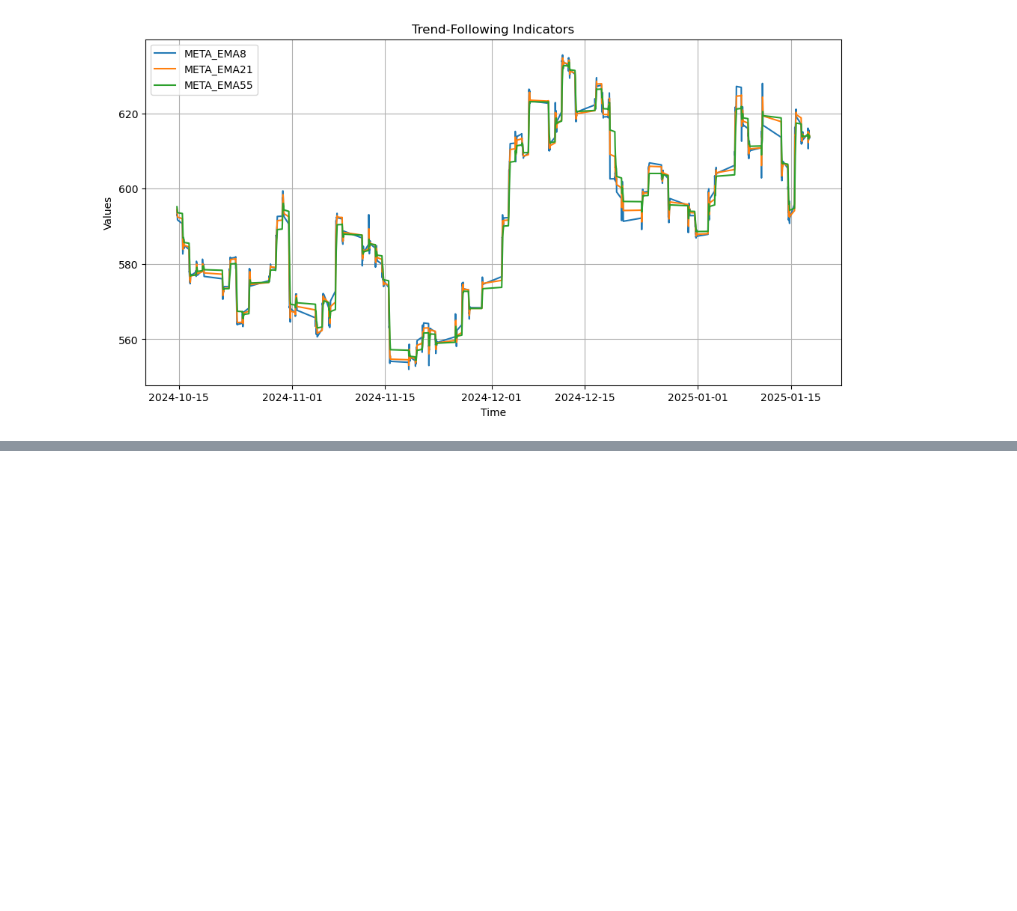
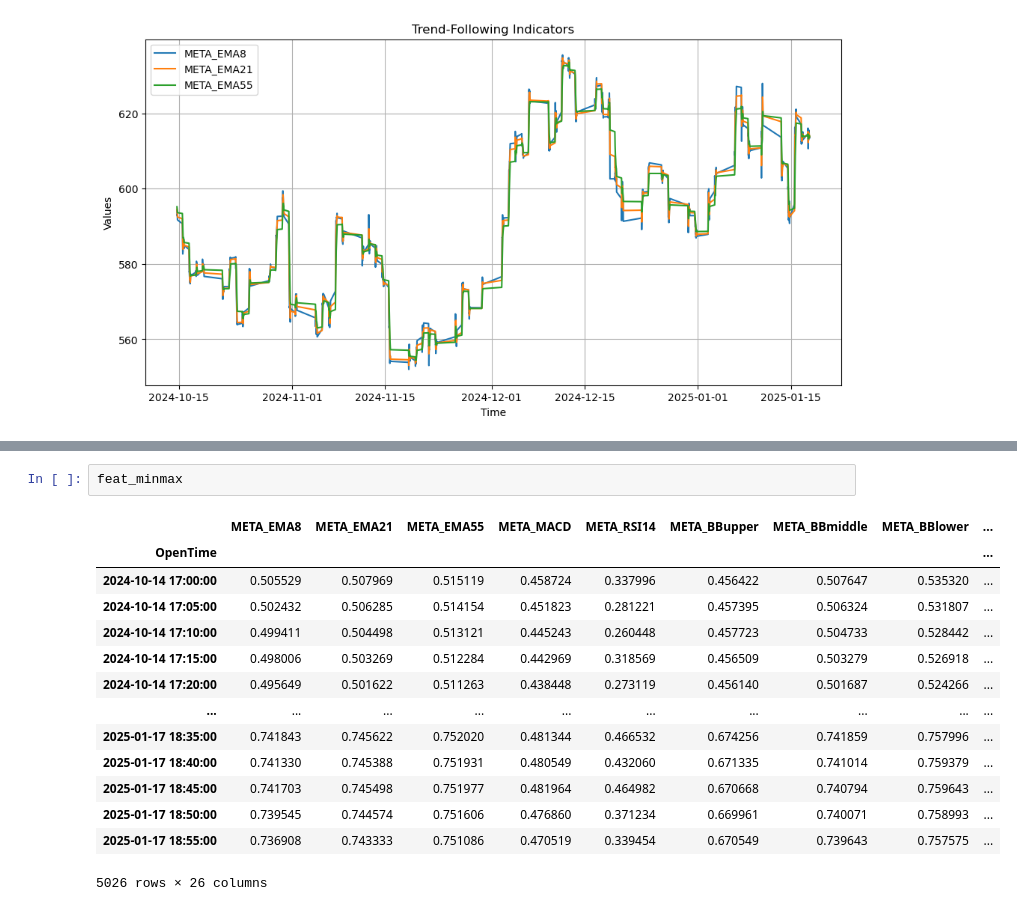
Before and after one commit to nite4/mscfe-masters-project, a Jupyter notebook: src/feature_engineering.ipynb, the cells around one changed output, grey strips where cells are left out. Cells and saved outputs as stored; diff of their text form; blank space fills up the shorter version.

```diff
--- a/src/feature_engineering.ipynb
+++ b/src/feature_engineering.ipynb
@@ -168,0 +193,17 @@ plot_features(feat, features, title='Momentum Indicators')
+# %%
+feat_minmax
+# %% [output]
+|  | META_EMA8 | META_EMA21 | META_EMA55 | META_MACD | META_RSI14 | META_BBupper | META_BBmiddle | META_BBlower | ... |
+| OpenTime |  |  |  |  |  |  |  |  | ... |
+| 2024-10-14 17:00:00 | 0.505529 | 0.507969 | 0.515119 | 0.458724 | 0.337996 | 0.456422 | 0.507647 | 0.535320 | ... |
+| 2024-10-14 17:05:00 | 0.502432 | 0.506285 | 0.514154 | 0.451823 | 0.281221 | 0.457395 | 0.506324 | 0.531807 | ... |
+| 2024-10-14 17:10:00 | 0.499411 | 0.504498 | 0.513121 | 0.445243 | 0.260448 | 0.457723 | 0.504733 | 0.528442 | ... |
+| 2024-10-14 17:15:00 | 0.498006 | 0.503269 | 0.512284 | 0.442969 | 0.318569 | 0.456509 | 0.503279 | 0.526918 | ... |
+| 2024-10-14 17:20:00 | 0.495649 | 0.501622 | 0.511263 | 0.438448 | 0.273119 | 0.456140 | 0.501687 | 0.524266 | ... |
+| ... | ... | ... | ... | ... | ... | ... | ... | ... | ... |
+| 2025-01-17 18:35:00 | 0.741843 | 0.745622 | 0.752020 | 0.481344 | 0.466532 | 0.674256 | 0.741859 | 0.757996 | ... |
+| 2025-01-17 18:40:00 | 0.741330 | 0.745388 | 0.751931 | 0.480549 | 0.432060 | 0.671335 | 0.741014 | 0.759379 | ... |
+| 2025-01-17 18:45:00 | 0.741703 | 0.745498 | 0.751977 | 0.481964 | 0.464982 | 0.670668 | 0.740794 | 0.759643 | ... |
+| 2025-01-17 18:50:00 | 0.739545 | 0.744574 | 0.751606 | 0.476860 | 0.371234 | 0.669961 | 0.740071 | 0.758993 | ... |
+| 2025-01-17 18:55:00 | 0.736908 | 0.743333 | 0.751086 | 0.470519 | 0.339454 | 0.670549 | 0.739643 | 0.757575 | ... |
+5026 rows × 26 columns
```
Also changed, not shown: parts of 8 cells of this notebook, 1 other file.
